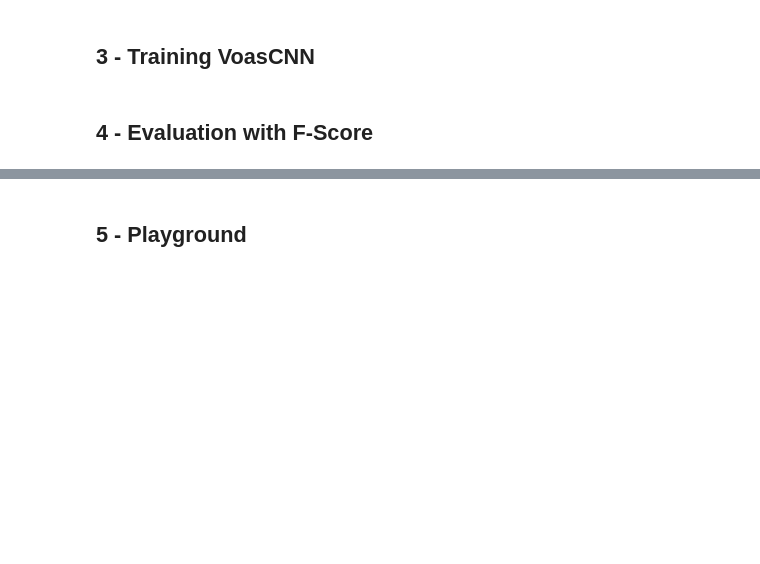
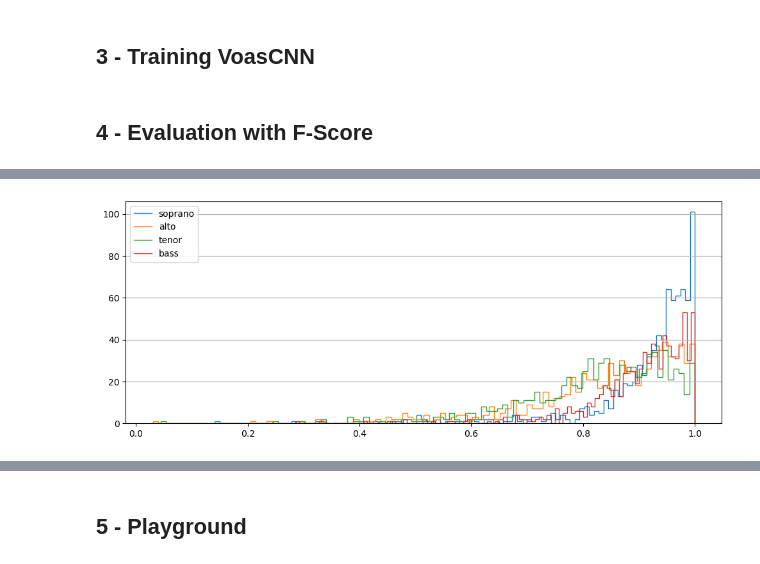
Before and after one commit to Xornotor/VocalAssignment-SSCS, a Jupyter notebook: SSCS_Training.ipynb, the cells around one changed output, grey strips where cells are left out. Drawn from its saved outputs; the diff is of its cells as text; code cells hidden in the pictures; blank space fills up the shorter version.

Commit message:
Treino 1: F-Scores em todo o Test Split

```diff
--- a/SSCS_Training.ipynb
+++ b/SSCS_Training.ipynb
@@ -85,3 +86,4 @@ f_scr3 = np.load("./Evaluation_Data/f-scores_treino3_tracked.npy")
 f_scr4 = np.load("./Evaluation_Data/f-scores_treino4_tracked.npy")
 f_scr5 = np.load("./Evaluation_Data/f-scores_treino5_tracked.npy")
 f_scr6 = np.load("./Evaluation_Data/f-scores_treino5_tracked.npy")
+f_scr1_full = np.load("./Evaluation_Data/f-scores_treino1_full_test.npy")
@@ -135,0 +90,4 @@ sscs.boxplot(f_scr6)
+# %%
+sscs.joint_f_histograms(f_scr1_full)
+# %% [output]
+[figure, added]
```
Also changed, not shown: parts of 8 cells of this notebook, 2 other files.
